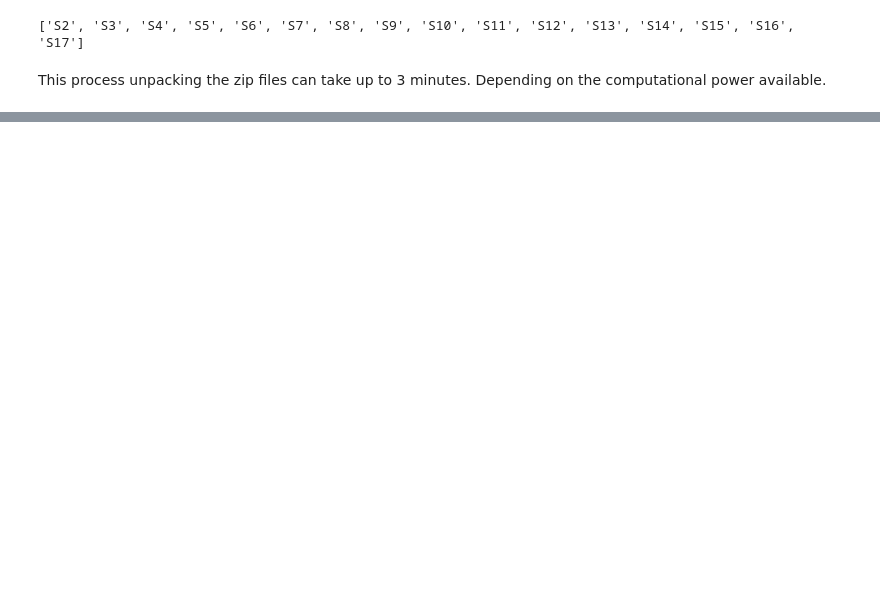
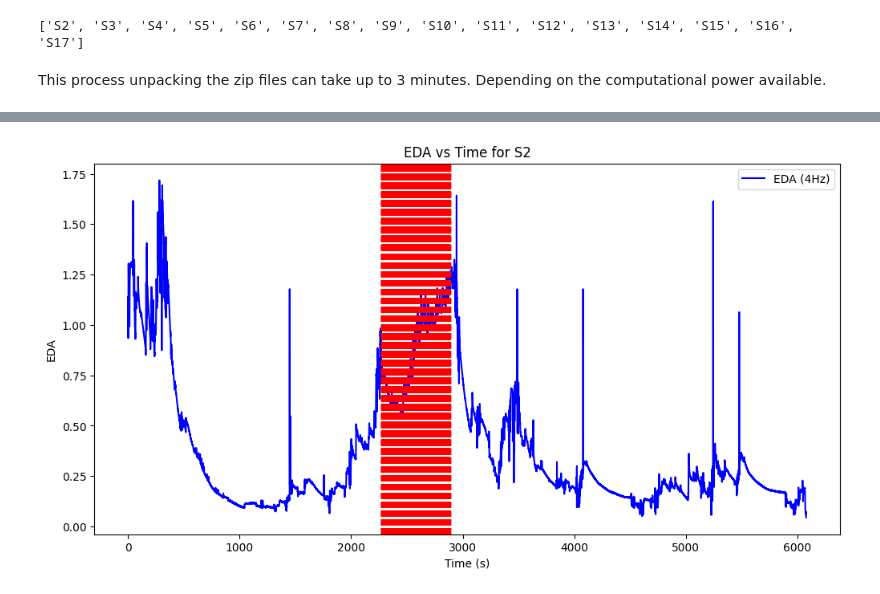
Before and after one commit to markgoertz/Convolutional-Neural-Network-on-Electrodermal-Activity-for-Stress-Assessment, a Jupyter notebook: code/unzip_script.ipynb, the cells around one changed output, grey strips where cells are left out. Saved outputs shown, nothing was run; the diff lists cells and outputs as text; code cells hidden in the pictures; blank space fills up the shorter version.

```diff
--- a/code/unzip_script.ipynb
+++ b/code/unzip_script.ipynb
@@ -238,3 +254,27 @@ plot_eda_with_labels([wrist_data_path, chest_data_path])
+# %%
+import pandas as pd
+import matplotlib.pyplot as plt
+
+# Load the data from the CSV file
+file_path = 'C:/Master of Applied IT/data/unprocessed/WESAD/S2/wrist/S2.csv'
+df = pd.read_csv(file_path).ffill()
+
+# Plot EDA vs Time
+plt.figure(figsize=(12, 6))
+plt.plot(df['Time'], df['EDA'], label='EDA (4Hz)', color='blue')
+
+# Highlight moments of stress where label is 2
+stress_times = df['Time'][df['labels'] == 2]
+for stress_time in stress_times:
+    plt.axvline(x=stress_time, color='red', linestyle='--', alpha=0.7)
+
+plt.xlabel('Time (s)')
+plt.ylabel('EDA')
+plt.title('EDA vs Time for S2')
+plt.legend()
+plt.show()
+# %% [output]
+[figure, added]
 # %%
 # Create empty DataFrames to store the merged wrist and chest data
 merged_wrist_df = pd.DataFrame()
```
Also changed, not shown: parts of 9 cells of this notebook, 9 other files.
